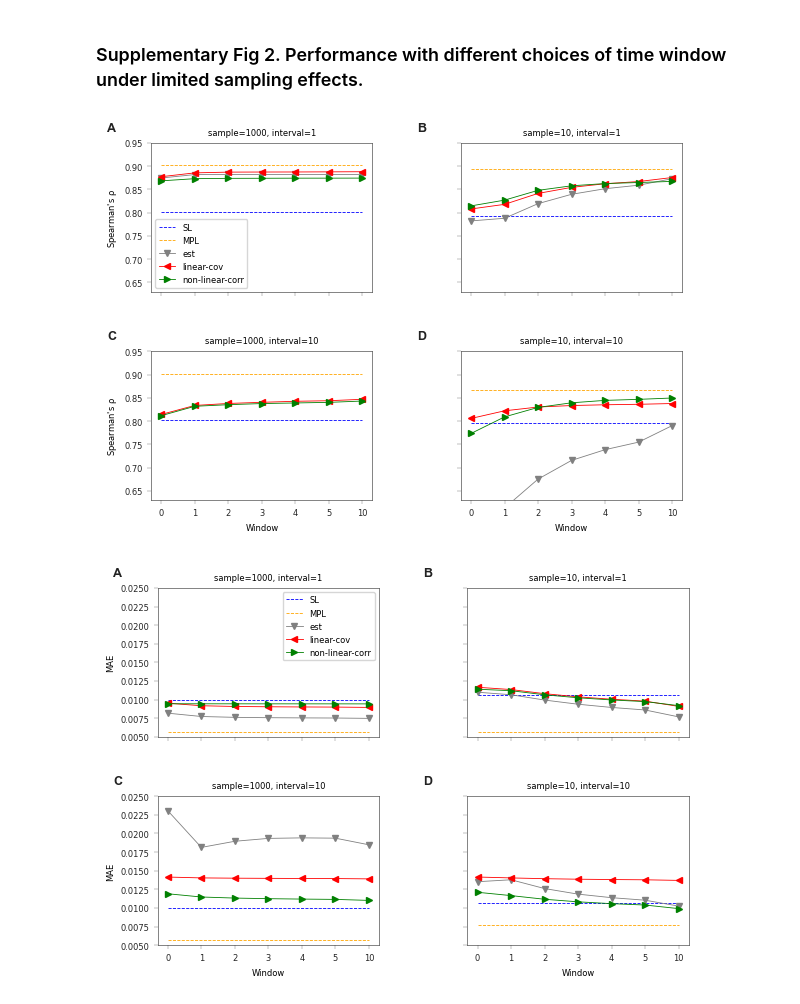
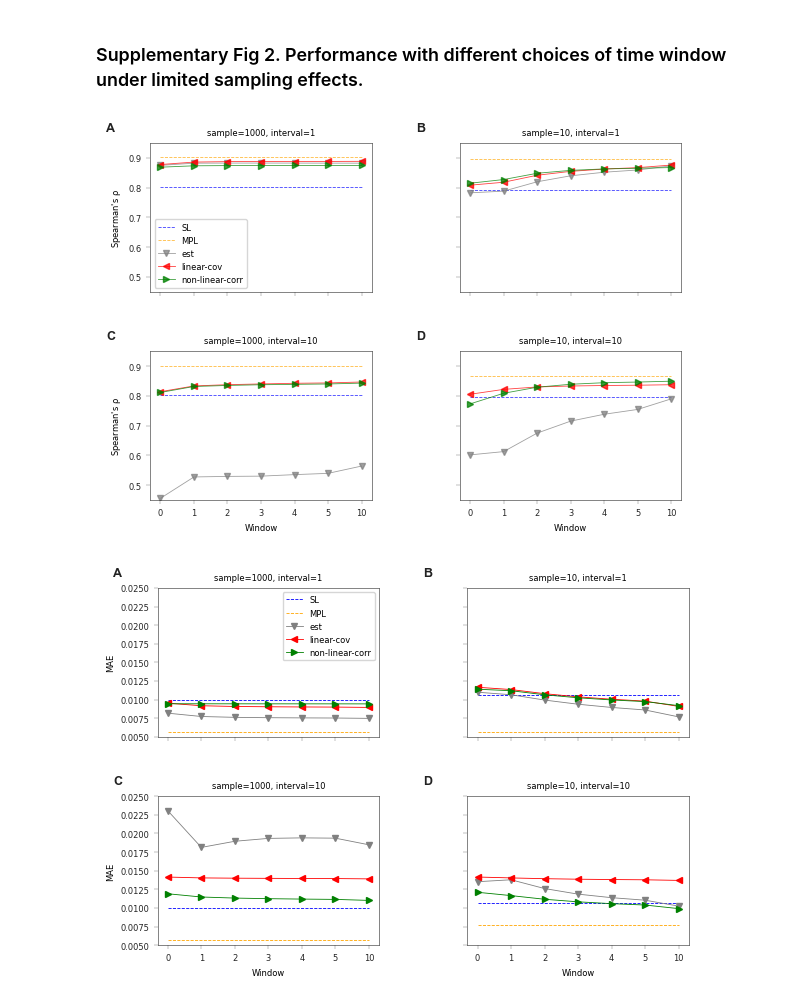
Before and after one commit to bartonlab/paper-covariance-estimation, a Jupyter notebook: figures.ipynb, the cells around one changed output. Saved outputs shown, nothing was run; the diff lists cells and outputs as text; code cells hidden in the pictures.

```diff
--- a/figures.ipynb
+++ b/figures.ipynb
@@ -342,8 +360,10 @@ def load_performance_window(truncate=700, linear_selected=2, loss_selected=3, ga
 # %%
 reload(fig)
-fig.plot_supplementary_figure_performance_with_different_time_window(spearmanr_basic_window, spearmanr_linear_window,
-                                                                     spearmanr_dcorr_window, window_list=WINDOW,
-                                                                     save_file=FIG_DIR + "/figs2-performance-time-window.pdf")
+fig.plot_supplementary_figure_performance_with_different_time_window(
+    spearmanr_basic_window, spearmanr_linear_window, spearmanr_dcorr_window,
+    window_list=WINDOW, record_list=RECORD, max_q=3, max_p=4, uncalibrated=False,
+    ylim=(0.45, 0.95), alpha=0.75,
+    save_file=FIG_DIR + "/figs2-performance-time-window.pdf")
 # %% [output]
-[figure, old version]
+[figure, new version]
 # %%
```
Also changed, not shown: parts of 26 cells of this notebook, 16 other files.
